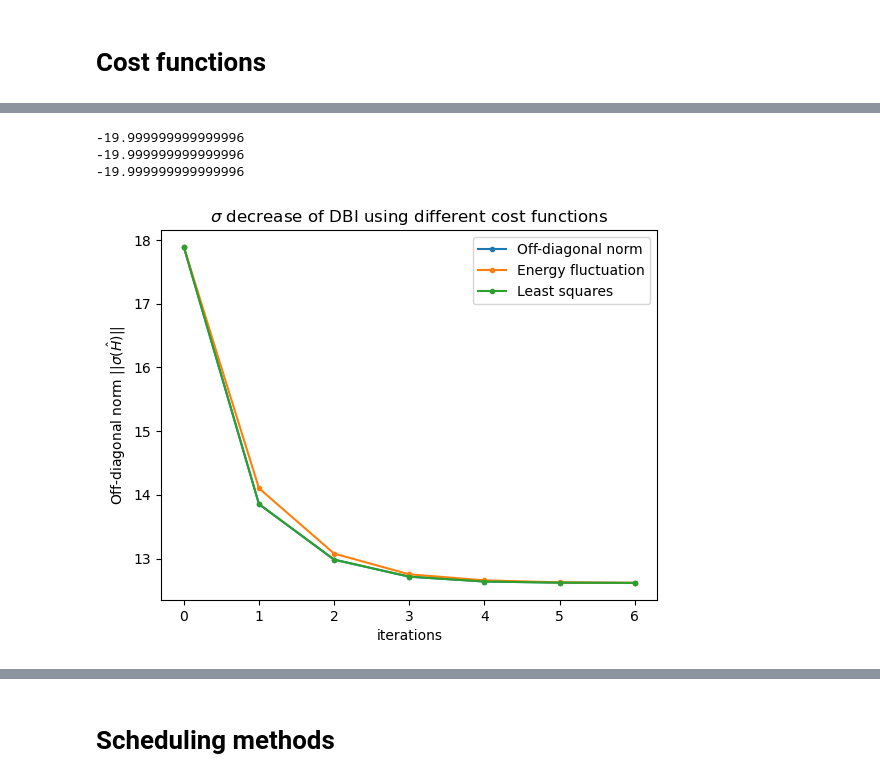
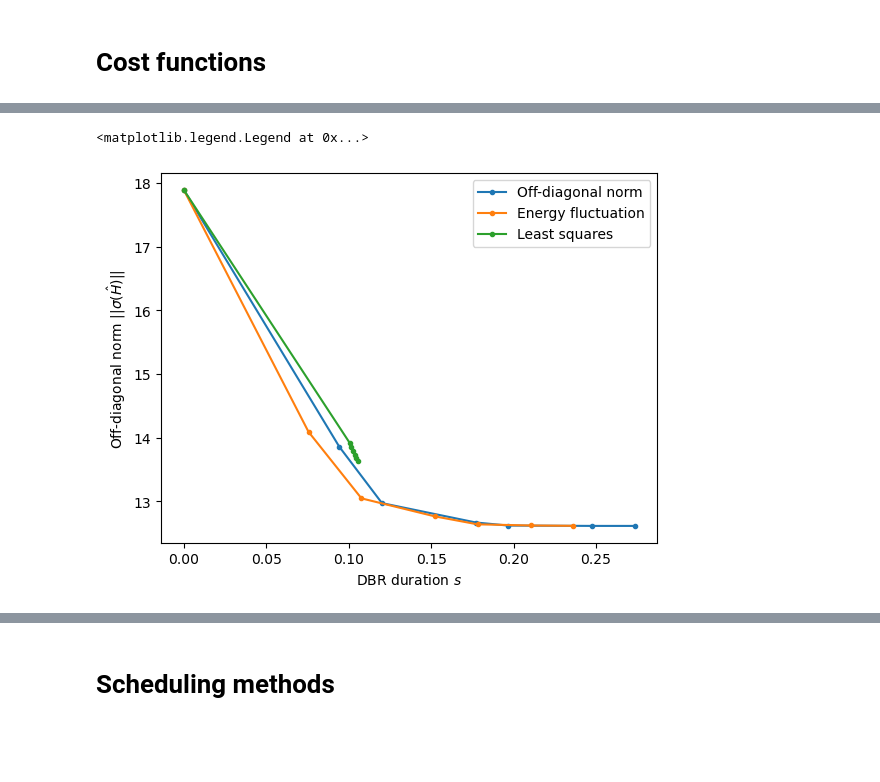
Before and after one commit to qiboteam/boostvqe, a Jupyter notebook: notebooks/docs_and_tutorial_ideas/proceedings.ipynb, the cells around one changed output, grey strips where cells are left out. Drawn from its saved outputs; the diff is of its cells as text; code cells hidden in the pictures; blank space fills up the shorter version.

Commit message:
GC plots notebooks

```diff
--- a/notebooks/docs_and_tutorial_ideas/proceedings.ipynb
+++ b/notebooks/docs_and_tutorial_ideas/proceedings.ipynb
@@ -34,7 +34,7 @@ def visualize_matrix(matrix, title=""):
 # %%
 def s_to_plot(s_list):
     s_plot = [0]*(len(s_list)+1)
-    for i in range(len(s_list)):
+    for i in range(len(s_list)-1):
         s_plot[i+1] = s_plot[i] + s_list[i]
     return s_plot
 # %%
@@ -52,9 +95,20 @@ print(dbi.off_diagonal_norm)
+# %%
+def min_max(dbi):
+    diag = np.diag(dbi.diagonal_h_matrix)
+    d_min = min(diag)
+    d_max = max(diag)
+    d_ls = np.linspace(d_min, d_max, 2**dbi.h.nqubits)
+    return np.diag(d_ls)
 # %%
 # Here, we wish to show how different cost function can lead to different trajectory of diagonalization
+initialize_DBI(5, "XXZ", 0.5)
 cost_functions = [DoubleBracketCostFunction.off_diagonal_norm,
                   DoubleBracketCostFunction.energy_fluctuation,
                   DoubleBracketCostFunction.least_squares]
 scheduling_function = DoubleBracketScheduling.binary_search
+# d = dbi.diagonal_h_matrix
+# d = np.diag(np.linspace(1,2**nqubits,2**nqubits))/2**nqubits
+d = min_max(dbi)
 dbi.ref_state = np.zeros(2**nqubits)
 dbi.ref_state[3] = 1
 NSTEPS = 6
@@ -66,14 +120,15 @@ for cost in cost_functions:
     dbi_eval = deepcopy(dbi)
     dbi_eval.cost = cost
     dbi_eval.scheduling = scheduling_function
-    # d = np.diag(np.linspace(1,2**nqubits,2**nqubits))/2**nqubits
-    d = dbi_eval.diagonal_h_matrix
     off_loss_ls = [dbi_eval.off_diagonal_norm]
     ls_loss_ls = [dbi_eval.least_squares(d=d)]
-    print(dbi_eval.least_squares(d=d))
     s_ls = []
     for _ in range(NSTEPS):
-        s = dbi_eval.choose_step(d=d, s_min=1e-3, s_max=1e-1)
+        # s = dbi_eval.choose_step(d=d, step_min=1e-3, step_max=1e-1)
+        # d = dbi_eval.diagonal_h_matrix
+        # # flip if angle -
+        # d *= cs_angle_sgn(dbi_eval, d)
+        s = dbi_eval.choose_step(d=d, step_min=1e-3, step_max=2e-1)
         s_ls.append(s)
         dbi_eval(step=s, d=d)
         off_loss_ls.append(dbi_eval.off_diagonal_norm)
@@ -81,22 +136,22 @@ for cost in cost_functions:
     off_loss_list.append(off_loss_ls)
     ls_loss_list.append(ls_loss_ls)
     s_list.append(s_ls)
-# %% [output]
--19.999999999999996
--19.999999999999996
--19.999999999999996
 # %%
 cost_names = ['Off-diagonal norm', 'Energy fluctuation', 'Least squares']
 for i,cost in enumerate(cost_functions):
-    plt.plot( off_loss_list[i], label=cost_names[i], marker='.')
+    plt.plot(s_to_plot(s_list[i]), off_loss_list[i], label=cost_names[i], marker='.')
 plt.legend()
+# plt.grid()
 plt.ylabel(r'Off-diagonal norm $||\sigma(\hat H)||$')
-# plt.xlabel(r'step duration $s$')
-plt.xlabel('iterations')
-plt.title(r"$\sigma$ decrease of DBI using different cost functions")
+plt.xlabel(r'DBR duration $s$')
+# plt.xlabel('iterations')
+# plt.title(r"$\sigma$ decrease of DBI using different cost functions")
 plt.savefig('cost_functions.pdf')
+# plt.legend(bbox_to_anchor=(1, -0.1),shadow=True, ncol=4)
+plt.legend()
 # %% [output]
+<matplotlib.legend.Legend at 0x...>
-[figure, old version]
+[figure, new version]
 # %%
 cost_names = ['Off-diagonal norm', 'Energy fluctuation', 'Least squares']
 for i,cost in enumerate(cost_functions):
```
Also changed, not shown: parts of 13 cells of this notebook, 1 other file.
